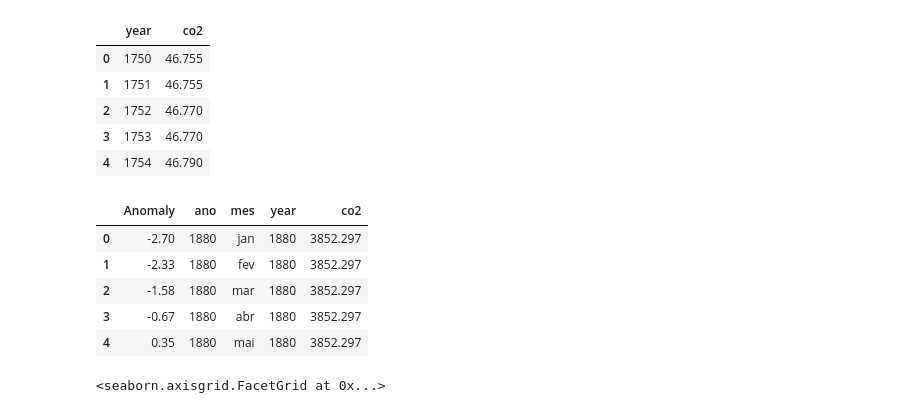
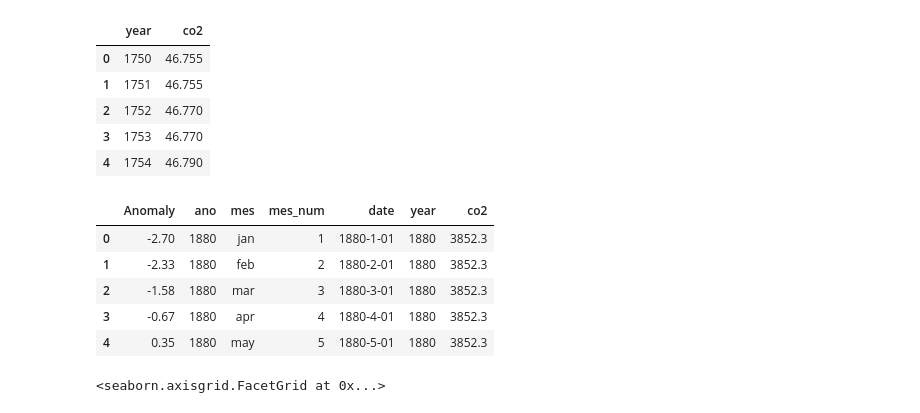
Before and after one commit to alexlopespereira/enapespcd2021, a Jupyter notebook: D9/Notebooks/Aula1_GraficosStoryTelling.ipynb, the cells around one changed output. Saved outputs shown, nothing was run; the diff lists cells and outputs as text; code cells hidden in the pictures.

```diff
--- a/D9/Notebooks/Aula1_GraficosStoryTelling.ipynb
+++ b/D9/Notebooks/Aula1_GraficosStoryTelling.ipynb
@@ -33,7 +33,7 @@ map_mes = {'04': 'January', '13': 'February', '21': 'March', '29': 'April', '38'
 
 map_mes_num = {'04': 1, '13': 2, '21': 3, '29': 4, '38': 5, '46': 6, '54': 7, '63': 8, '71': 9, '79': 10, '88': 11, '96': 12}
 df['mes_num'] = df['mes'].map(map_mes_num)
-df['date'] = df[['ano', 'mes_num']].apply(lambda x: f"{x['ano']}/{x['mes_num']}/01", axis=1)
+df['date'] = df[['ano', 'mes_num']].apply(lambda x: f"{x['ano']}-{x['mes_num']}-01", axis=1)
 df['mes'] = df['mes'].map(map_mes_abreviado)
 df['mes'] = pd.Categorical(df['mes'], ordered=True, categories=['jan', 'feb', 'mar', 'apr', 'may', 'jun', 'jul', 'aug', 'sep', 'ouc', 'nov', 'dec'])
 del df['Year']
@@ -225,11 +226,12 @@ dfco2g.head()
 # %%
 # Faça o merge dos dois dataframes: de temperatura e de CO2
 dfmerge = df.merge(dfco2g, left_on='ano', right_on='year')
+dfmerge['co2'] = dfmerge['co2'].round(1)
 dfmerge.head()
 # %% [output]
-|  | Anomaly | ano | mes | year | co2 |
-| 0 | -2.70 | 1880 | jan | 1880 | 3852.297 |
-| 1 | -2.33 | 1880 | fev | 1880 | 3852.297 |
-| 2 | -1.58 | 1880 | mar | 1880 | 3852.297 |
-| 3 | -0.67 | 1880 | abr | 1880 | 3852.297 |
-| 4 | 0.35 | 1880 | mai | 1880 | 3852.297 |
+|  | Anomaly | ano | mes | mes_num | date | year | co2 |
+| 0 | -2.70 | 1880 | jan | 1 | 1880-1-01 | 1880 | 3852.3 |
+| 1 | -2.33 | 1880 | feb | 2 | 1880-2-01 | 1880 | 3852.3 |
+| 2 | -1.58 | 1880 | mar | 3 | 1880-3-01 | 1880 | 3852.3 |
+| 3 | -0.67 | 1880 | apr | 4 | 1880-4-01 | 1880 | 3852.3 |
+| 4 | 0.35 | 1880 | may | 5 | 1880-5-01 | 1880 | 3852.3 |
```
Also changed, not shown: parts of 4 cells of this notebook, 3 other files.
